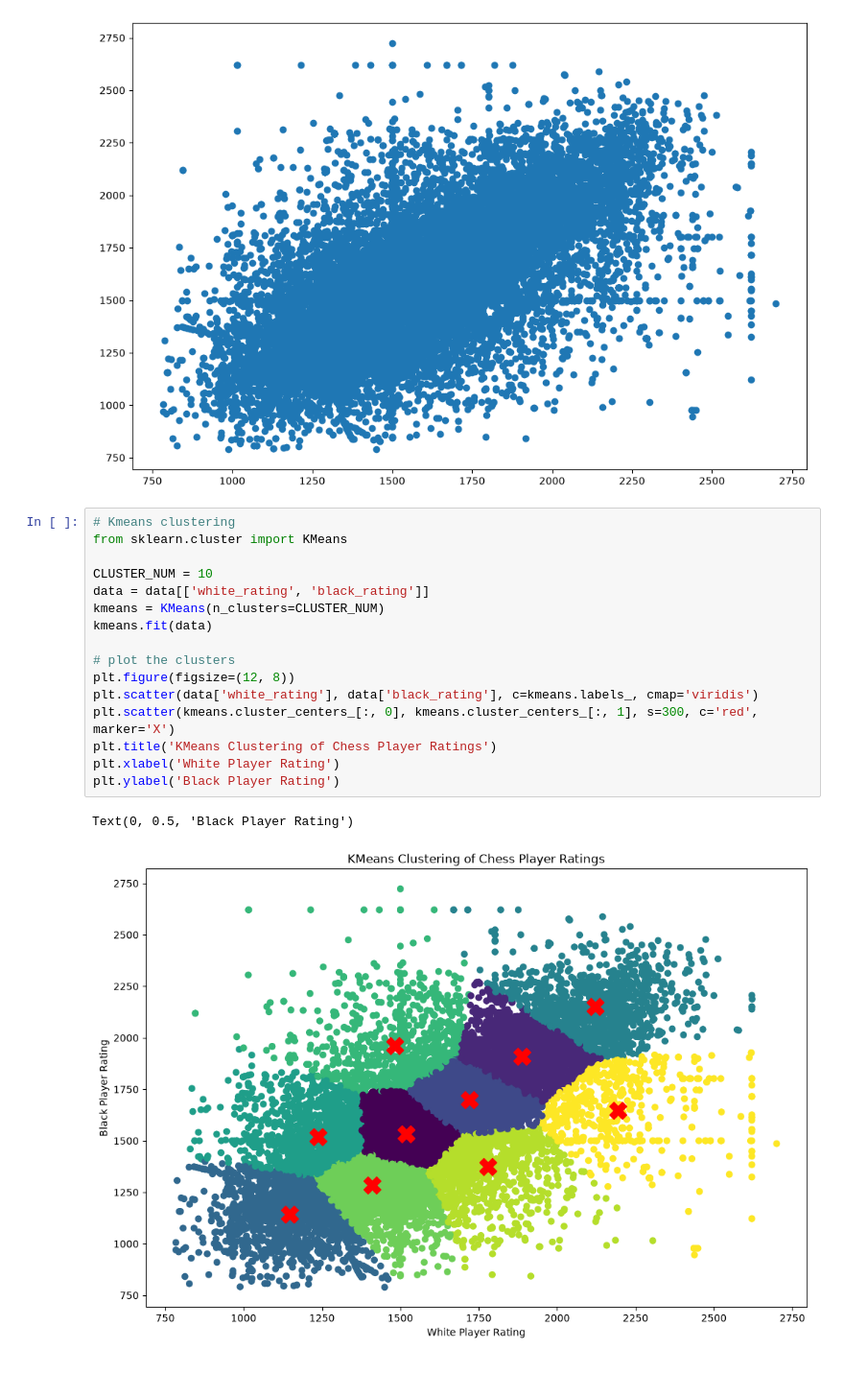
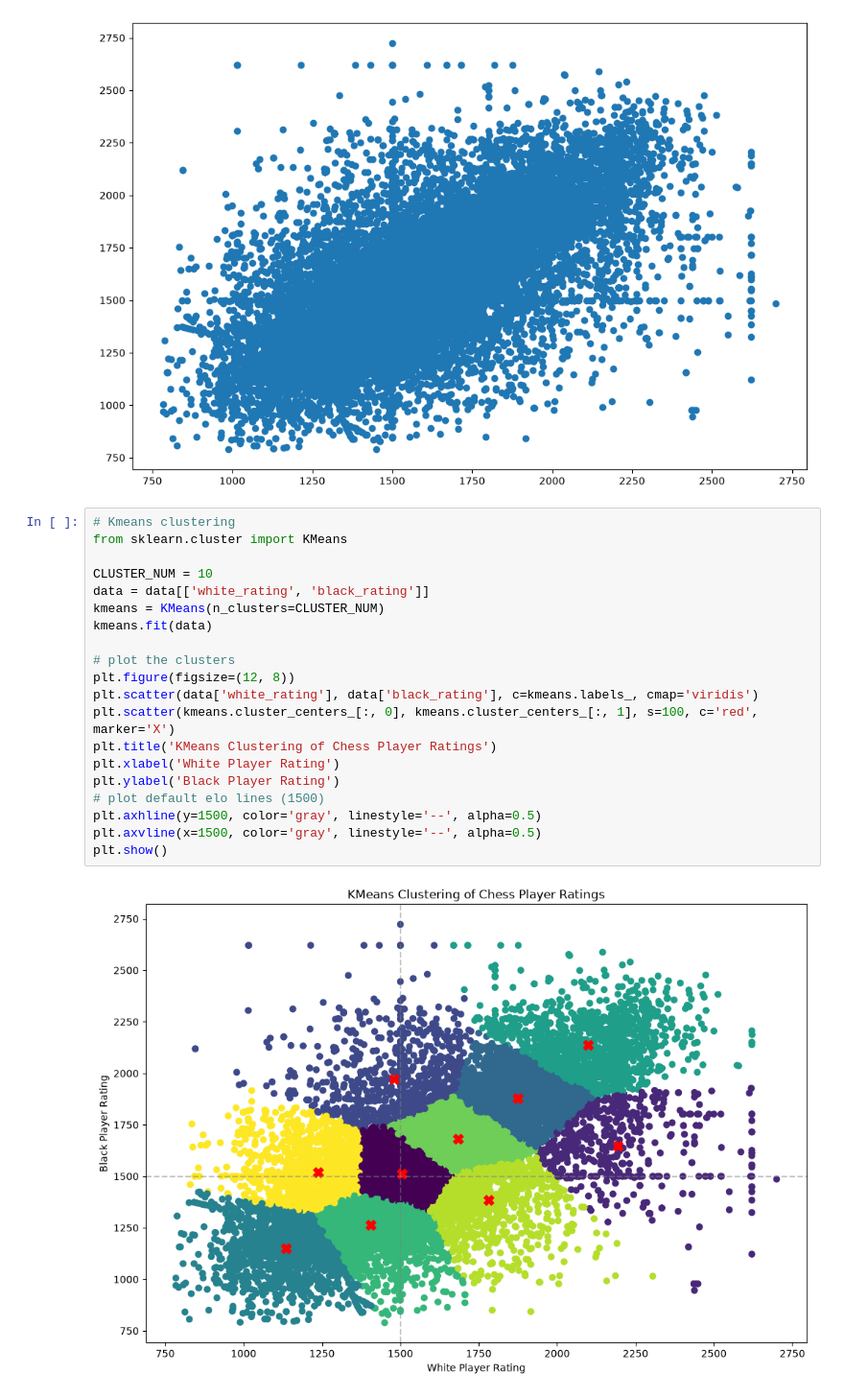
Before and after one commit to OliwierJ/DataSciencePortfolio, a Jupyter notebook: Content/kmeans.ipynb, the cells around one changed output. Shown at 96% size. Cells and saved outputs as stored; diff of their text form; blank space fills up the shorter version.

```diff
--- a/Content/kmeans.ipynb
+++ b/Content/kmeans.ipynb
@@ -23,19 +23,22 @@ plt.show()
 # %%
 # Kmeans clustering
 from sklearn.cluster import KMeans
 
 CLUSTER_NUM = 10
 data = data[['white_rating', 'black_rating']]
 kmeans = KMeans(n_clusters=CLUSTER_NUM)
 kmeans.fit(data)
 
 # plot the clusters
 plt.figure(figsize=(12, 8))
 plt.scatter(data['white_rating'], data['black_rating'], c=kmeans.labels_, cmap='viridis')
-plt.scatter(kmeans.cluster_centers_[:, 0], kmeans.cluster_centers_[:, 1], s=300, c='red', marker='X')
+plt.scatter(kmeans.cluster_centers_[:, 0], kmeans.cluster_centers_[:, 1], s=100, c='red', marker='X')
 plt.title('KMeans Clustering of Chess Player Ratings')
 plt.xlabel('White Player Rating')
 plt.ylabel('Black Player Rating')
+# plot default elo lines (1500)
+plt.axhline(y=1500, color='gray', linestyle='--', alpha=0.5)
+plt.axvline(x=1500, color='gray', linestyle='--', alpha=0.5)
+plt.show()
 # %% [output]
-Text(0, 0.5, 'Black Player Rating')
-[figure, old version]
+[figure, new version]
```
Also changed, not shown: 1 other file.
